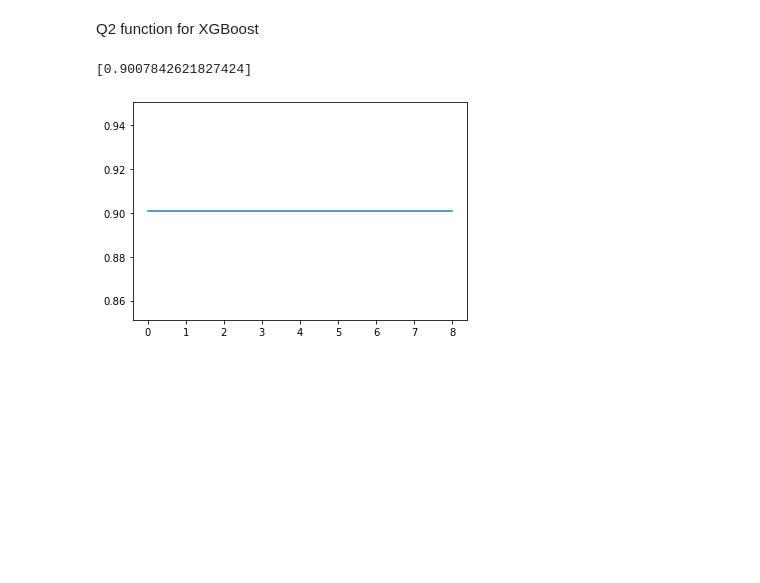
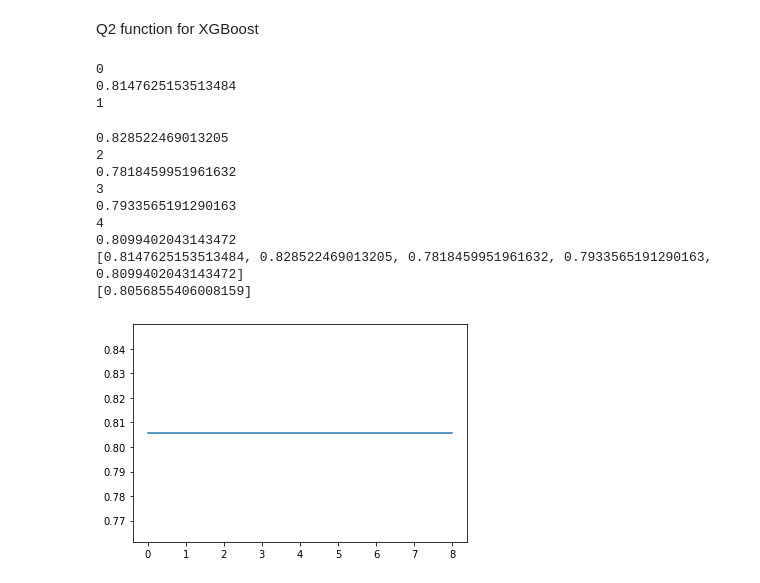
Before and after one commit to kenll99minecart/Immunopeptide, a Jupyter notebook: Linear regression.ipynb, the cells around one changed output. Saved outputs shown, nothing was run; the diff lists cells and outputs as text; code cells hidden in the pictures; blank space fills up the shorter version.

```diff
--- a/Linear regression.ipynb
+++ b/Linear regression.ipynb
@@ -153,13 +165,16 @@ def getQ2(test_pred, test_res, rand_res):
         warn("Q2 in Q2.R created nan")
     return(Q2)
 # %%
-from sklearn.model_selection import KFold
+from sklearn.model_selection import KFold, train_test_split
 import statistics as statss
-kf = KFold(n_splits=5)
+kf = KFold(n_splits=5) #, shuffle = True
 kf.get_n_splits(X)
 regrt = linear_model.LinearRegression()
 Q2=[]
 z=0
+
+X, X_test, y, y_test = train_test_split(X, y, test_size=0.2)
+
 for p in range(8):
     z=z+1
     CVX = X.iloc[:, 0:z].copy()
@@ -172,32 +187,33 @@ for p in range(8):
     elif CVX.columns[len(CVX.columns)-1] == '1':
         z=z+3
         CVX = X.iloc[:, 0:z].copy()
-
+    X_test_tem = X_test.iloc[:, 0:z].copy()
+    y_test_tem = y_test
 
 #CVX = Xt.copy()
     CVy = y.copy()
-
+    Q2infold = []
     for train_index, test_index in kf.split(X):
         Test_pred = [] #predicted values
         Test_res = []  #original values
         rand_res = []  #training set mean values
-        Q2infold = []
+
         #print("TRAIN:", train_index, "TEST:", test_index)
         trainX , trainY = CVX.iloc[train_index] , CVy.iloc[train_index]
         testX , testY =  CVX.iloc[test_index] , CVy.iloc[test_index]
         #print(trainY)
         regrt.fit(trainX, trainY)
-        Pred_test = regrt.predict(testX)#testX
+        Pred_test = regrt.predict(X_test_tem)#testX
         Mean_trained_y=statss.mean(trainY)
         for x in range(len(Pred_test)):
             rand_res.append(Mean_trained_y)
         Test_pred.extend(Pred_test)
-        Test_res.extend(testY)#testY
+        Test_res.extend(y_test_tem)#testY
 
     #print(trainX.head(2))
         Q2infold.append(getQ2(Test_pred,Test_res,rand_res))
     Q2.append(np.mean(Q2infold))
-#print(Q2)
+print(Q2infold)
 plt.plot([1,2,3,4,5,6,7,8],Q2)
 print(Q2)
 plt.show()
@@ -296,8 +313,8 @@ df_inBoost['PeptideDensity'] = df_inBoost['PeptideDensity'].astype("category")
 #df_inBoost['OligoConc'] = df_inBoost['OligoConc'].astype("category")
 print(df_inBoost.dtypes)
 
-
-xgbc.fit(df_inBoost,y_train_XGBoost)
+print(df_inBoost)
+xgbc.fit(df_inBoost,y_train_XGBoost.ravel())
 Pred_XGB = xgbc.predict(df_inBoost)
 plt.scatter(df_inBoost['OligoConc'],y)
 #print(Pred_XGB)
@@ -328,7 +353,7 @@ Q2 function for XGBoost
 from sklearn.metrics import mean_absolute_error
 Q2Boost=[]
 zB=0
-xgbt = xgb.XGBRegressor(tree_method="hist", enable_categorical=True)
+xgbt = xgb.XGBRegressor()#tree_method="hist",,enable_categorical=True,
 zB=8
     #zB=zB+1
     #CVXB = df_inBoost.iloc[:, 0:zB].copy()
@@ -337,37 +362,54 @@ zB=8
         #CVXB = df_inBoost.iloc[:, 0:zB].copy()
     #elif CVXB.columns[len(CVXB.columns)-1] == 'High':
         #zB=zB+2
         #CVXB = df_inBoost.iloc[:, 0:zB].copy()
     #elif CVXB.columns[len(CVXB.columns)-1] == '1':
         #zB=zB+3
         #CVXB = df_inBoost.iloc[:, 0:zB].copy()
 
     #print(CVXL.head(2))
-CVXB = df_inBoost.copy()
+CVXB = X.copy()
 CVyB = pd.DataFrame(y_train_XGBoost).copy()
 
-for train_index, test_index in kf.split(X):
+kf = KFold(n_splits=5,shuffle = True) #, shuffle = True
+kf.get_n_splits(CVXB)
+u=0
+Q2infold = []
+for train_index, test_index in kf.split(CVXB):
     Test_predB = [] #predicted values
     Test_resB = []  #original values
     rand_resB = []  #training set mean values
-    Q2infold = []
 
+    print(u)
+    u=u+1
     trainX , trainY = CVXB.iloc[train_index] , CVyB.iloc[train_index]
     testX , testY =  CVXB.iloc[test_index] , CVyB.iloc[test_index]
     xgbt.fit(trainX, le.fit_transform(trainY).ravel())
     Pred_test = xgbt.predict(testX)#testX
-    Mean_trained_y=statss.mean(trainY.values.ravel())#trainY
+    Mean_trained_y=statss.mean(testY.values.ravel())#trainY
     for x in range(len(Pred_test)):
         rand_resB.append(Mean_trained_y)
     Test_predB.extend(Pred_test.ravel())
     Test_resB.extend(testY.values.ravel())#testY
     Q2infold.append(getQ2(Test_predB,Test_resB,rand_resB))
-    #print(Test_predL)
+    print(getQ2(Test_predB,Test_resB,rand_resB))
 Q2Boost.append(np.mean(Q2infold))
+print(Q2infold)
 #Q2Boost.append(getQ2(Test_predB,Test_resB,rand_resB))
 print(Q2Boost)
 plt.plot([0,8],[Q2Boost,Q2Boost])
 plt.show()
 # %% [output]
-[0.9007842621827424]
+0
+0.8147625153513484
+1
+0.828522469013205
+2
+0.7818459951961632
+3
+0.7933565191290163
+4
+0.8099402043143472
+[0.8147625153513484, 0.828522469013205, 0.7818459951961632, 0.7933565191290163, 0.8099402043143472]
+[0.8056855406008159]
-[figure, old version]
+[figure, new version]
```
Also changed, not shown: parts of 7 cells of this notebook.
